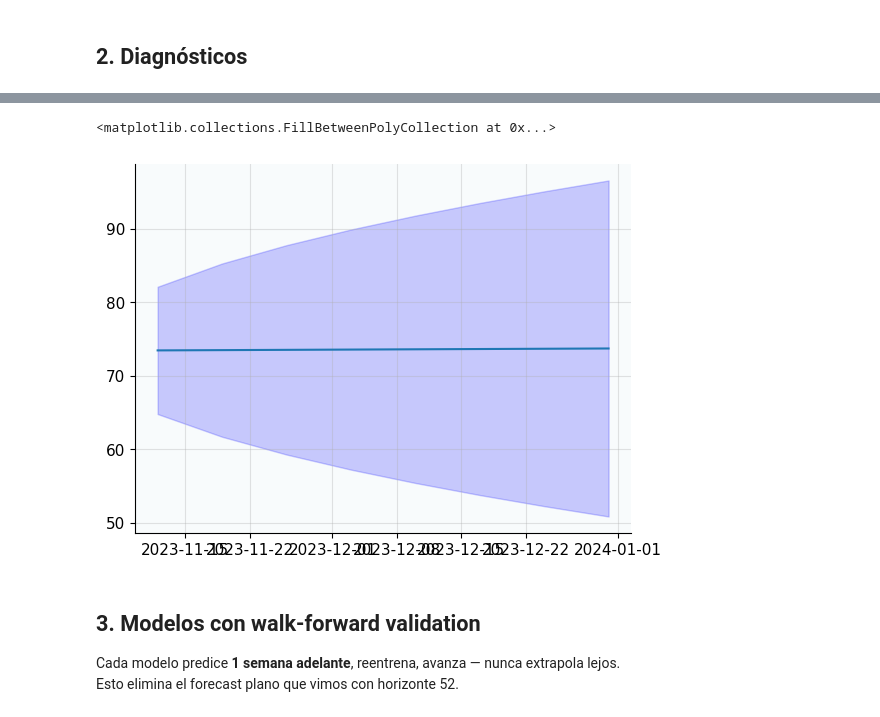
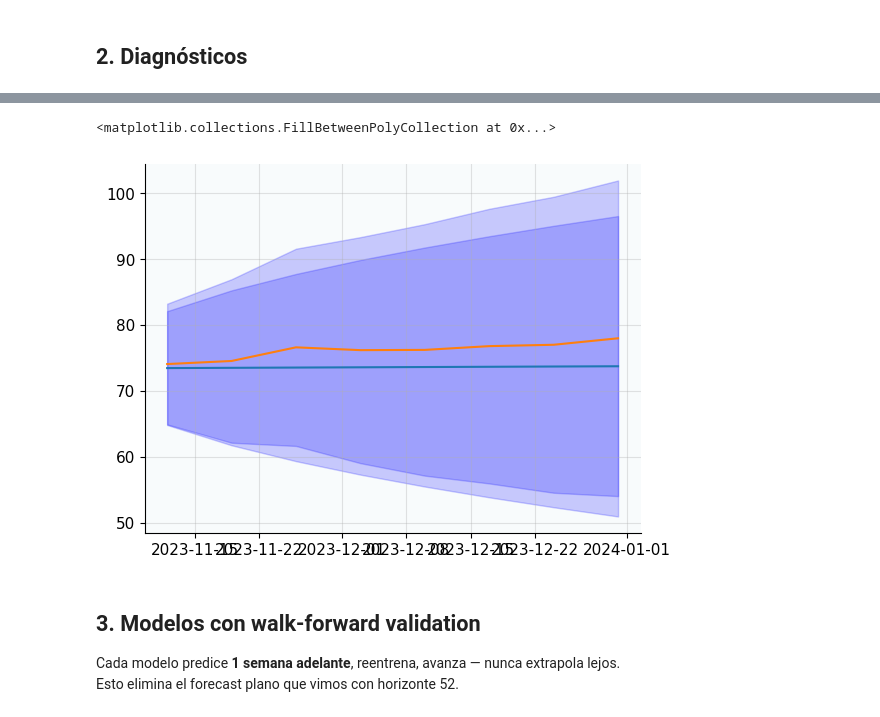
Before and after one commit to CatherineCabreraTT24/S16-SeriesTemporales, a Jupyter notebook: Webinar_3/webinar4_arima_sarima.ipynb, the cells around one changed output, grey strips where cells are left out. Saved outputs shown, nothing was run; the diff lists cells and outputs as text; code cells hidden in the pictures.

```diff
--- a/Webinar_3/webinar4_arima_sarima.ipynb
+++ b/Webinar_3/webinar4_arima_sarima.ipynb
@@ -26,6 +26,11 @@ df = pd.read_csv('wti.csv', parse_dates=['date'], index_col='date')
 serie = df['price'].asfreq('W')
 
 HORIZON = 8  # semanas — horizonte corto donde ARIMA funciona bien
+
+exog = pd.DataFrame({
+    'covid': np.where(serie.index >= '2020-03-01', 1, 0),
+    'gdp': np.log(1 + np.arange(len(serie)))  # tendencia
+}, index=serie.index)
 
 train_s = serie.iloc[:-HORIZON]
 test_s  = serie.iloc[-HORIZON:]
@@ -62,24 +67,32 @@ plt.show()
 [figure]
 [figure]
 # %%
-from statsmodels.tsa.statespace.sarimax import SARIMAX
-
 #Modelo ARIMA
 d = 1
 q = 1
 p = 0
 
 model_arima = pm.ARIMA(order=(p,d,q)).fit(train_s)
 
 fc_arima, confint_arima = model_arima.predict(n_periods=HORIZON, return_conf_int=True)
 df_arima = pd.DataFrame({'pred': fc_arima, 'lower': confint_arima[:, 0], 'upper': confint_arima[:, 1]}, index=test_s.index)
 df_arima.head()
 
 plt.plot(df_arima.index, df_arima['pred'])
 plt.fill_between(df_arima.index, df_arima['lower'], df_arima['upper'], color='blue', alpha=0.2)
+
+#Modelo SARIMA
+model_sarima = pm.ARIMA( order=(p,d,q), seasonal_order=(p,d,q,52)).fit(train_s)
+
+fc_sarima, confint_sarima = model_sarima.predict(n_periods=HORIZON, return_conf_int=True)
+df_sarima = pd.DataFrame({'pred': fc_sarima, 'lower': confint_sarima[:, 0], 'upper': confint_sarima[:, 1]}, index=test_s.index)
+df_sarima.head()
+
+plt.plot(df_sarima.index, df_sarima['pred'])
+plt.fill_between(df_sarima.index, df_sarima['lower'], df_sarima['upper'], color='blue', alpha=0.2)
 # %% [output]
 <matplotlib.collections.FillBetweenPolyCollection at 0x...>
-[figure, old version]
+[figure, new version]
 # %% [markdown]
 ## 3. Modelos con walk-forward validation
 
```
Also changed, not shown: parts of 5 cells of this notebook.
